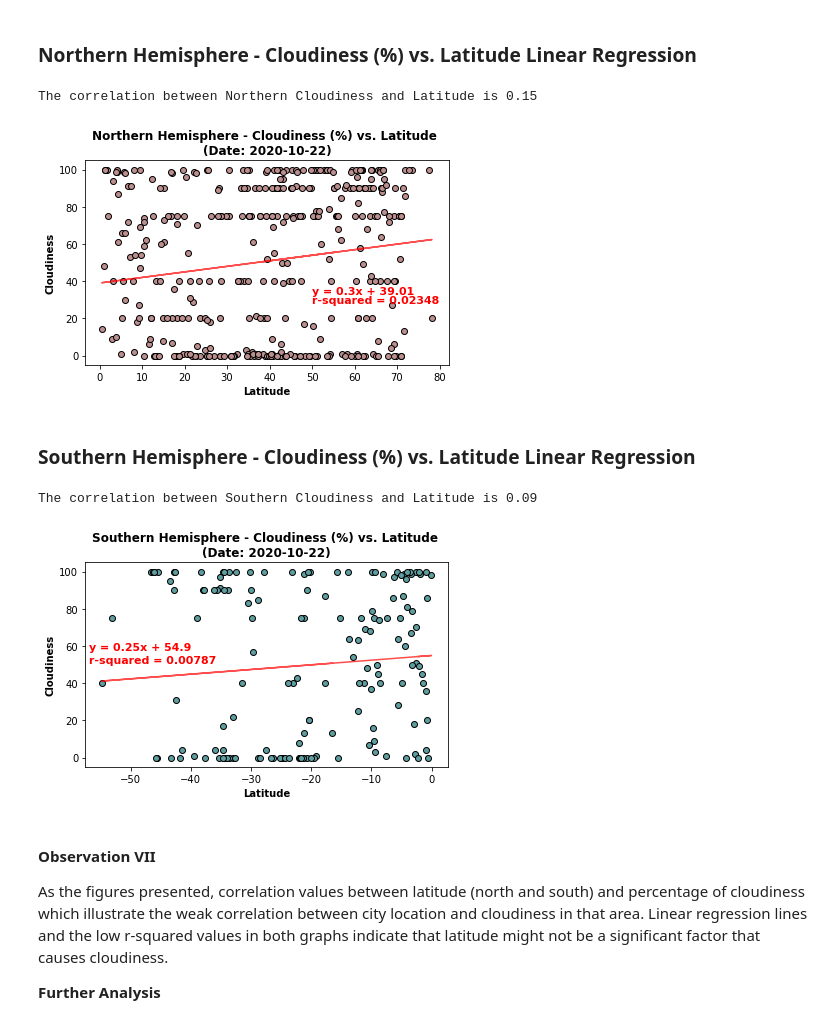
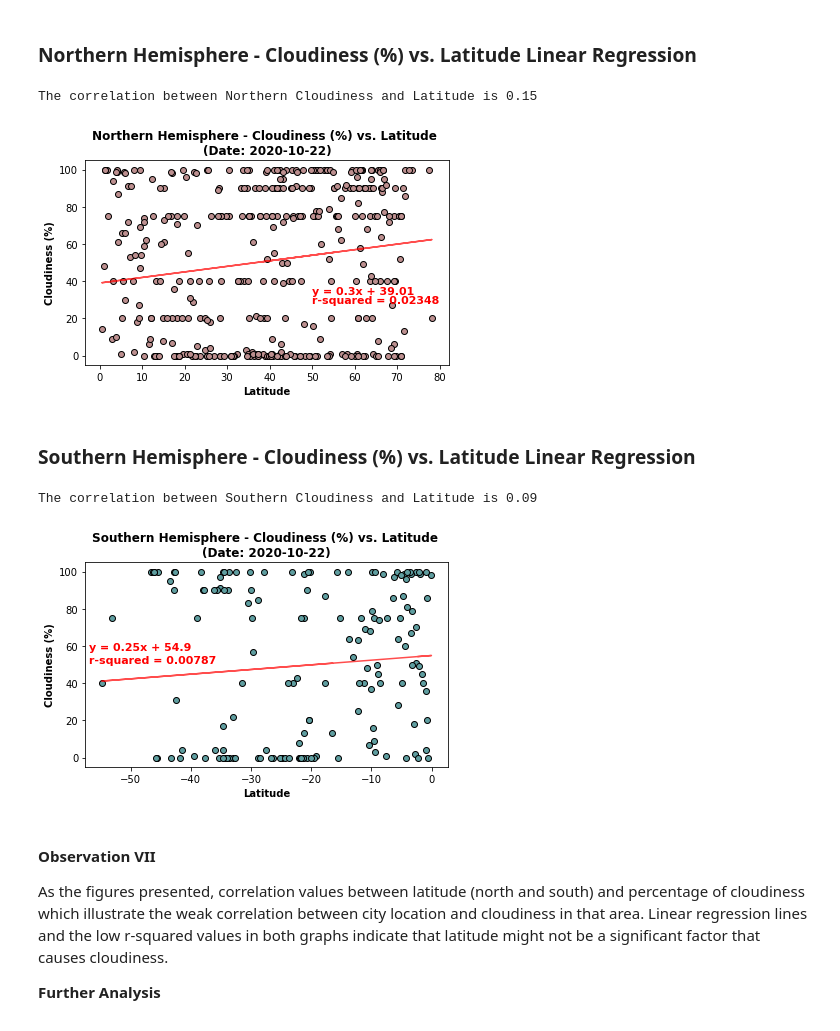
Before and after one commit to abpuccini/API-Challenge, a Jupyter notebook: WeatherPy/WeatherPy.ipynb, the cells around one changed output. Cells and saved outputs as stored; diff of their text form; code cells hidden in the pictures.

```diff
--- a/WeatherPy/WeatherPy.ipynb
+++ b/WeatherPy/WeatherPy.ipynb
@@ -615,35 +615,35 @@ north_cloud = north_df[c]
 
 # Gernerate scatter chart with liner regression line, equation of line, r-squared value
 plt.scatter(north_lat,
             north_cloud,
             marker='o',
             color='rosybrown',
             edgecolor='black')
 
 plt.plot(north_lat,north_regrs_v[c], color='red', alpha=0.7)
 
 # Plot the Annotation in the graph
 plt.annotate(f'{north_eqline[c]}', (50,33), fontsize=11, color="red", fontweight='bold')
 plt.annotate(f'r-squared = {north_rsq[c]}', (50,28), fontsize=11, color="red", fontweight='bold')
 
 # Define title and x/y labels
 plt.title(f'Northern Hemisphere - {c} (%) vs. Latitude \n(Date: {date})', fontweight='bold')
 plt.xlabel('Latitude', fontweight='bold')
-plt.ylabel(f'{c}', fontweight='bold')
+plt.ylabel(f'{c} (%)', fontweight='bold')
 
 # Save box plot graph to Images folder
 plt.tight_layout()
 pic5 = f'Images/north_cloud.png'
 plt.savefig(pic5)
 
 # Present the box plot chart
 plt.show()
 
 # To close pyplot
 plt.close()
 # %% [output]
 The correlation between Northern Cloudiness and Latitude is 0.15
-[figure, old version]
+[figure, new version]
 # %% [markdown]
 ###  Southern Hemisphere - Cloudiness (%) vs. Latitude Linear Regression
 # %%
@@ -669,7 +669,7 @@ plt.annotate(f'r-squared = {south_rsq[c]}', (-57,51), fontsize=11, color="red",
 # Define title and x/y labels
 plt.title(f'Southern Hemisphere - {c} (%) vs. Latitude \n(Date: {date})', fontweight='bold')
 plt.xlabel('Latitude', fontweight='bold')
-plt.ylabel(f'{c}', fontweight='bold')
+plt.ylabel(f'{c} (%)', fontweight='bold')
 
 # Save box plot graph to Images folder
 plt.tight_layout()
@@ -683,7 +683,7 @@ plt.show()
 plt.close()
 # %% [output]
 The correlation between Southern Cloudiness and Latitude is 0.09
-[figure, old version]
+[figure, new version]
 # %% [markdown]
 #### Observation VII
 
```
Also changed, not shown: parts of 6 cells of this notebook, 9 other files.
